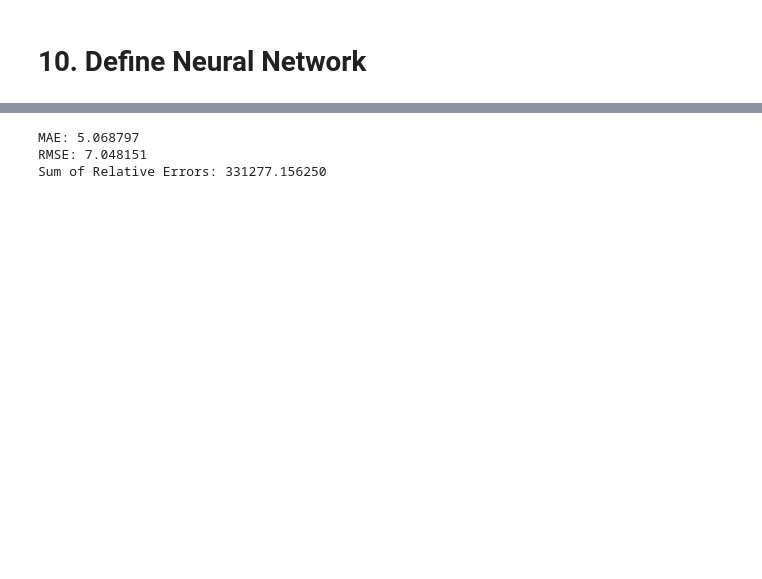
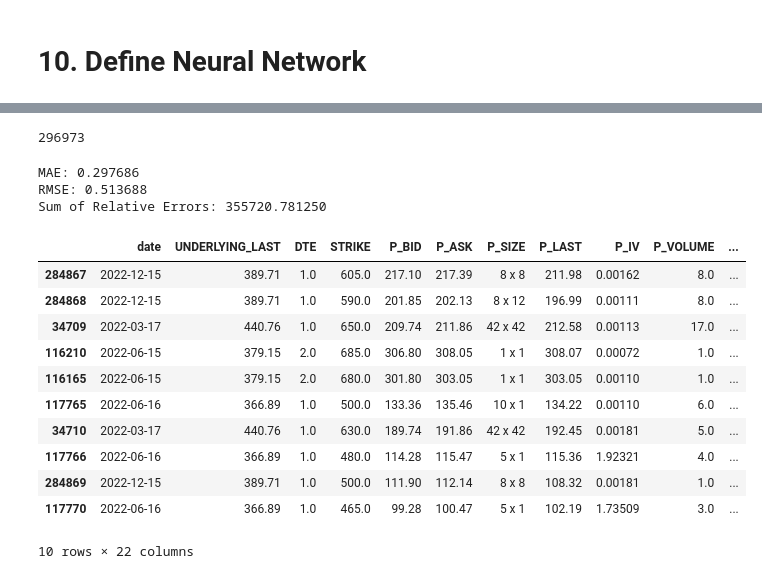
Before and after one commit to VictorFRasmussen/Neural-Networks-in-Finance, a Jupyter notebook: Options_pricing.ipynb, the cells around one changed output, grey strips where cells are left out. Saved outputs shown, nothing was run; the diff lists cells and outputs as text; code cells hidden in the pictures; blank space fills up the shorter version.

```diff
--- a/Options_pricing.ipynb
+++ b/Options_pricing.ipynb
@@ -225,9 +225,9 @@ abs_error_sum = 0
 rmse_sum = 0
 rel_error_sum = 0
 for i in range(len(test_df)):
-    abs_error_sum += np.abs(test_df['midprice'].iloc[i] - test_df['Bjerksund_Stensland_price'].iloc[i])
-    rmse_sum += (test_df['midprice'].iloc[i] - test_df['Bjerksund_Stensland_price'].iloc[i])**2
-    rel_error_sum += np.abs((test_df['midprice'].iloc[i] - test_df['Bjerksund_Stensland_price'].iloc[i]) / np.abs(test_df['midprice'].iloc[i]))
+    abs_error_sum += np.abs(test_df['implied_volatility'].iloc[i] - 0.2)
+    rmse_sum += (test_df['implied_volatility'].iloc[i] - 0.2)**2
+    rel_error_sum += np.abs((test_df['implied_volatility'].iloc[i] - 0.2) / np.abs(test_df['implied_volatility'].iloc[i]))
 
 # Metrics
 mae = abs_error_sum / len(test_df)
@@ -267,7 +268,7 @@ class OptionpricingDataset(Dataset):
         df = df.copy()
         self.scaler = scaler
         self.features_cols = ['log_moneyness', 'T', 'risk_free_rate', 'q', 'UNDERLYING_LAST', 'STRIKE', 'P_VOLUME']
-        self.target_col = ['midprice']
+        self.target_col = ['implied_volatility']
         X = df[self.features_cols].values.astype(np.float32)
         y = df[self.target_col].values.astype(np.float32).reshape(-1, 1)
 
@@ -299,7 +300,7 @@ test_dataset = OptionpricingDataset(test_df, scaler=scaler, fit_scaler=False)
 import torch.nn as nn
 
 class OptionPricingNN(nn.Module):
-    def __init__(self, input_dim, hidden_sizes=[256, 256, 256, 256,]):
+    def __init__(self, input_dim, hidden_sizes=[40,40,40,40,]):
         super(OptionPricingNN, self).__init__()
         layers = []
         in_dim = input_dim
@@ -315,7 +316,7 @@ class OptionPricingNN(nn.Module):
     def forward(self, x):
         return self.model(x)
 
-def train_model(model, train_dataset, test_dataset, epochs=100, batch_size=128, lr=1e-4):
+def train_model(model, train_dataset, test_dataset, epochs=100, batch_size=10000, lr=1e-3):
     train_loader = DataLoader(train_dataset, batch_size=batch_size, shuffle=True)
     test_loader = DataLoader(test_dataset, batch_size=batch_size)
 
@@ -332,8 +333,8 @@ def train_model(model, train_dataset, test_dataset, epochs=100, batch_size=128,
 
         def forward(self, y_pred, y_true):
             return torch.sqrt(self.mse(y_pred, y_true) + self.eps)
-    criterion = nn.SmoothL1Loss()  # Use SmoothL1Loss for regression
-    # criterion = RMSELoss()  # Use RMSE loss for regression
+     #criterion = nn.SmoothL1Loss()  # Use SmoothL1Loss for regression
+    criterion = RMSELoss()  # Use RMSE loss for regression
 
     optimizer = torch.optim.Adam(model.parameters(), lr=lr)
 
@@ -365,7 +366,7 @@ def train_model(model, train_dataset, test_dataset, epochs=100, batch_size=128,
 
         avg_test_loss = test_loss / len(test_dataset)
 
-        print(f"Epoch {epoch+1}/{epochs} | Train Loss: {avg_train_loss:.2f} | Test Loss: {avg_test_loss:.2f}")
+        print(f"Epoch {epoch+1}/{epochs} | Train Loss: {avg_train_loss:.3f} | Test Loss: {avg_test_loss:.3f}")
 
     return model
 # %%
@@ -395,3 +396,7 @@ Epoch 100/100 | Train Loss: 0.11 | Test Loss: 4.53
+# %%
+len(test_df)
+# %% [output]
+296973
 # %%
 from sklearn.metrics import mean_absolute_error, mean_squared_error
 
@@ -437,11 +442,24 @@ def get_prediction_table(model, test_dataset, original_df=None, num_rows=1000000
 
 prediction_table = get_prediction_table(trained_model, test_dataset, original_df=test_df)
 # %% [output]
-MAE: 5.068797
-RMSE: 7.048151
-Sum of Relative Errors: 331277.156250
+MAE: 0.297686
+RMSE: 0.513688
+Sum of Relative Errors: 355720.781250
 # %%
 prediction_table.sort_values(by=['Relative Error'], ascending=False, inplace=True)
 # %%
 prediction_table.sort_values(by=['Absolute Error'], ascending=False, inplace=True)
-prediction_table.head(n=1000)
+prediction_table.head(n=10)
+# %% [output]
+|  | date | UNDERLYING_LAST | DTE | STRIKE | P_BID | P_ASK | P_SIZE | P_LAST | P_IV | P_VOLUME | ... |
+| 284867 | 2022-12-15 | 389.71 | 1.0 | 605.0 | 217.10 | 217.39 | 8 x 8 | 211.98 | 0.00162 | 8.0 | ... |
+| 284868 | 2022-12-15 | 389.71 | 1.0 | 590.0 | 201.85 | 202.13 | 8 x 12 | 196.99 | 0.00111 | 8.0 | ... |
+| 34709 | 2022-03-17 | 440.76 | 1.0 | 650.0 | 209.74 | 211.86 | 42 x 42 | 212.58 | 0.00113 | 17.0 | ... |
+| 116210 | 2022-06-15 | 379.15 | 2.0 | 685.0 | 306.80 | 308.05 | 1 x 1 | 308.07 | 0.00072 | 1.0 | ... |
+| 116165 | 2022-06-15 | 379.15 | 2.0 | 680.0 | 301.80 | 303.05 | 1 x 1 | 303.05 | 0.00110 | 1.0 | ... |
+| 117765 | 2022-06-16 | 366.89 | 1.0 | 500.0 | 133.36 | 135.46 | 10 x 1 | 134.22 | 0.00110 | 6.0 | ... |
+| 34710 | 2022-03-17 | 440.76 | 1.0 | 630.0 | 189.74 | 191.86 | 42 x 42 | 192.45 | 0.00181 | 5.0 | ... |
+| 117766 | 2022-06-16 | 366.89 | 1.0 | 480.0 | 114.28 | 115.47 | 5 x 1 | 115.36 | 1.92321 | 4.0 | ... |
+| 284869 | 2022-12-15 | 389.71 | 1.0 | 500.0 | 111.90 | 112.14 | 8 x 8 | 108.32 | 0.00181 | 1.0 | ... |
+| 117770 | 2022-06-16 | 366.89 | 1.0 | 465.0 | 99.28 | 100.47 | 5 x 1 | 102.19 | 1.73509 | 3.0 | ... |
+10 rows × 22 columns
```
Also changed, not shown: parts of 2 cells of this notebook, 6 other files.
